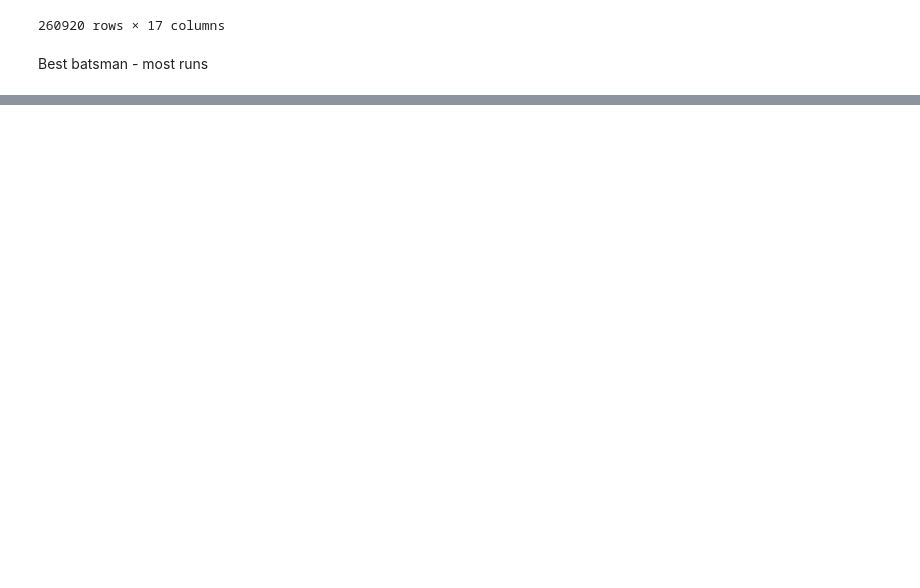
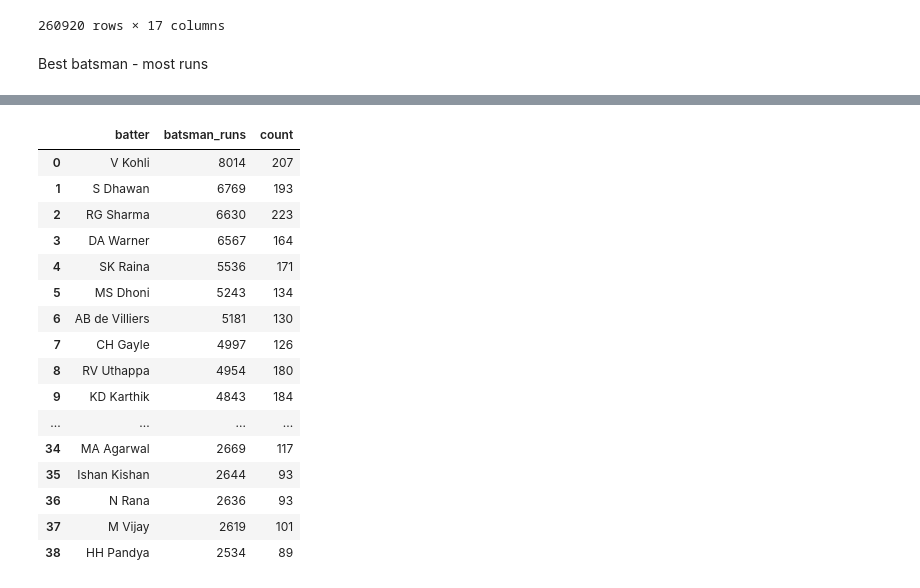
Before and after one commit to Prashant0594/python_data_projects, a Jupyter notebook: project_IPL_analysis/best_batsman.ipynb, the cells around one changed output, grey strips where cells are left out. Drawn from its saved outputs; the diff is of its cells as text; code cells hidden in the pictures; blank space fills up the shorter version.

```diff
--- a/project_IPL_analysis/best_batsman.ipynb
+++ b/project_IPL_analysis/best_batsman.ipynb
@@ -47,0 +89,20 @@ Name: count, dtype: int64
+# %%
+most_runs_criteria
+# %% [output]
+|  | batter | batsman_runs | count |
+| 0 | V Kohli | 8014 | 207 |
+| 1 | S Dhawan | 6769 | 193 |
+| 2 | RG Sharma | 6630 | 223 |
+| 3 | DA Warner | 6567 | 164 |
+| 4 | SK Raina | 5536 | 171 |
+| 5 | MS Dhoni | 5243 | 134 |
+| 6 | AB de Villiers | 5181 | 130 |
+| 7 | CH Gayle | 4997 | 126 |
+| 8 | RV Uthappa | 4954 | 180 |
+| 9 | KD Karthik | 4843 | 184 |
+| ... | ... | ... | ... |
+| 34 | MA Agarwal | 2669 | 117 |
+| 35 | Ishan Kishan | 2644 | 93 |
+| 36 | N Rana | 2636 | 93 |
+| 37 | M Vijay | 2619 | 101 |
+| 38 | HH Pandya | 2534 | 89 |
```
Also changed, not shown: parts of 9 cells of this notebook.
